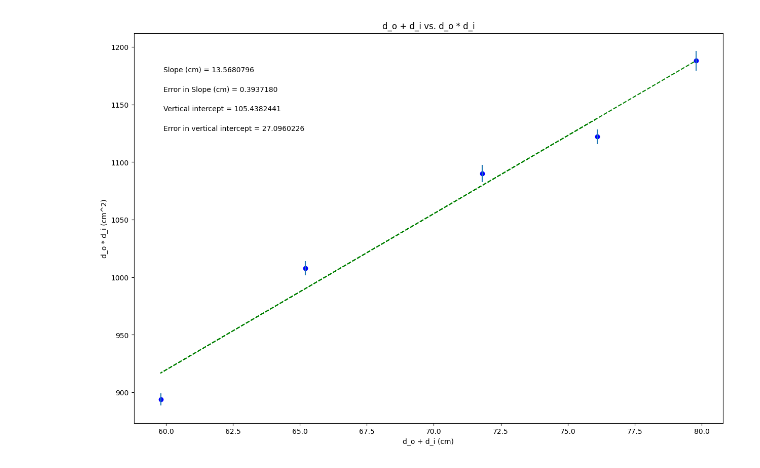
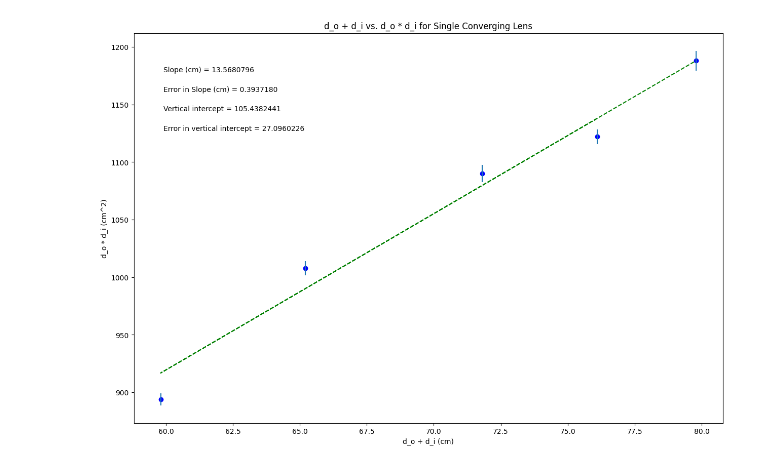
Before and after one commit to ryanbarto02/Physics-216-Autumn-2025, a Jupyter notebook: PHSX_Lab_Plot_Image_Formation.ipynb, the cells around one changed output. Cells and saved outputs as stored; diff of their text form; code cells hidden in the pictures.

```diff
--- a/PHSX_Lab_Plot_Image_Formation.ipynb
+++ b/PHSX_Lab_Plot_Image_Formation.ipynb
@@ -37,7 +37,7 @@ dy = err_yvariable_changeme        #this should be your error in y array
 
 #UPDATE EACH OF THESE 4 STRINGS FOR YOUR PLOT LABELS AS YOU WANT THEM TO APPEAR
 
-plot_title= 'd_o + d_i vs. d_o * d_i'
+plot_title= 'd_o + d_i vs. d_o * d_i for Single Converging Lens'
 x_label= 'd_o + d_i (cm)'
 y_label= 'd_o * d_i (cm^2)'
 slope_units= "cm"
@@ -92,31 +92,31 @@ elif annotation_placement==3 or annotation_placement==4:
 #Don't need to change anything in this section!
 
 #Plot data on graph. Plot error bars and place values for slope,
 #error in slope, and vertical intercept (plus error) on the plot using "annotate"
 
 plt.figure(figsize=(15,10))
 
 plt.plot(x, fit, color='green', linestyle='--')
 plt.scatter(x, y, color='blue', marker='o')
 
 plt.xlabel(x_label)
 plt.ylabel(y_label)
 plt.title(plot_title)
 
 plt.errorbar(x, y, yerr=dy, xerr=None, fmt="none") #don't need to plot x error bars
 
 plt.annotate('Slope ({}) = {value:.{digits}f}'.format(slope_units,value=m, digits=7),
              (xpos, ypos[0]), xycoords='axes fraction')
 
 plt.annotate('Error in Slope ({}) = {value:.{digits}f}'.format(slope_units,value=dm, digits=7),
              (xpos, ypos[1]), xycoords='axes fraction')
 
 plt.annotate('Vertical intercept = {value:.{digits}f}'.format(value=b, digits=7),
              (xpos, ypos[2]), xycoords='axes fraction')
 
 plt.annotate('Error in vertical intercept = {value:.{digits}f}'.format(value=db, digits=7),
              (xpos, ypos[3]), xycoords='axes fraction')
 
 plt.show()
 # %% [output]
-[figure, old version]
+[figure, new version]
```
Also changed, not shown: parts of 1 cell of this notebook.
